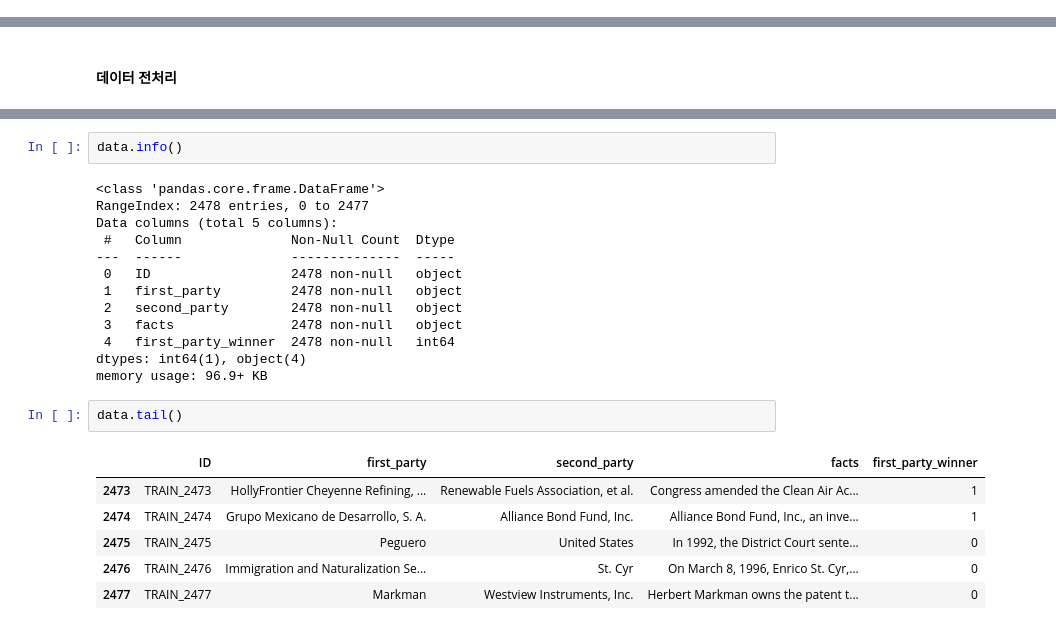
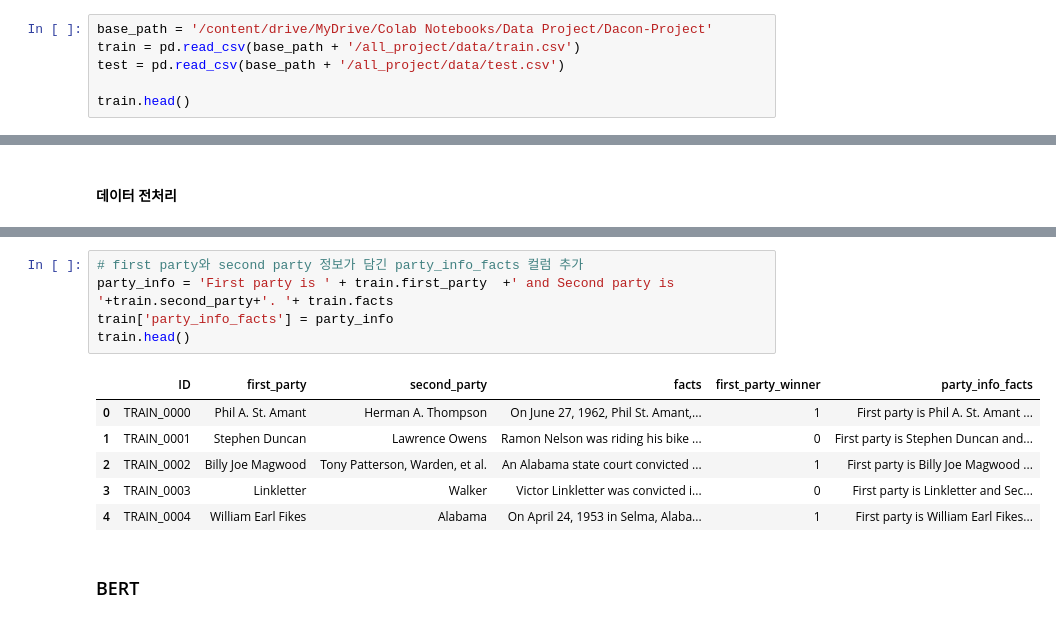
Before and after one commit to Jyundev/Dacon-Project, a Jupyter notebook: yunyoung/judgment_prediction.ipynb, the cells around one changed output, grey strips where cells are left out. Cells and saved outputs as stored; diff of their text form.

```diff
--- a/yunyoung/judgment_prediction.ipynb
+++ b/yunyoung/judgment_prediction.ipynb
@@ -39,0 +37,6 @@ data.head()
+# %%
+base_path = '/content/drive/MyDrive/Colab Notebooks/Data Project/Dacon-Project'
+train = pd.read_csv(base_path + '/all_project/data/train.csv')
+test = pd.read_csv(base_path + '/all_project/data/test.csv')
+
+train.head()
@@ -52,24 +61,14 @@ dtype: int64
-# %%
-data.info()
-# %% [output]
-<class 'pandas.core.frame.DataFrame'>
-RangeIndex: 2478 entries, 0 to 2477
-Data columns (total 5 columns):
- #   Column              Non-Null Count  Dtype
----  ------              --------------  -----
- 0   ID                  2478 non-null   object
- 1   first_party         2478 non-null   object
- 2   second_party        2478 non-null   object
- 3   facts               2478 non-null   object
- 4   first_party_winner  2478 non-null   int64
-dtypes: int64(1), object(4)
-memory usage: 96.9+ KB
-# %%
-data.tail()
-# %% [output]
-|  | ID | first_party | second_party | facts | first_party_winner |
-| 2473 | TRAIN_2473 | HollyFrontier Cheyenne Refining, ... | Renewable Fuels Association, et al. | Congress amended the Clean Air Ac... | 1 |
-| 2474 | TRAIN_2474 | Grupo Mexicano de Desarrollo, S. A. | Alliance Bond Fund, Inc. | Alliance Bond Fund, Inc., an inve... | 1 |
-| 2475 | TRAIN_2475 | Peguero | United States | In 1992, the District Court sente... | 0 |
-| 2476 | TRAIN_2476 | Immigration and Naturalization Se... | St. Cyr | On March 8, 1996, Enrico St. Cyr,... | 0 |
-| 2477 | TRAIN_2477 | Markman | Westview Instruments, Inc. | Herbert Markman owns the patent t... | 0 |
+# %%
+# first party와 second party 정보가 담긴 party_info_facts 컬럼 추가
+party_info = 'First party is ' + train.first_party	+' and Second party is '+train.second_party+'. '+ train.facts
+train['party_info_facts'] = party_info
+train.head()
+# %% [output]
+|  | ID | first_party | second_party | facts | first_party_winner | party_info_facts |
+| 0 | TRAIN_0000 | Phil A. St. Amant | Herman A. Thompson | On June 27, 1962, Phil St. Amant,... | 1 | First party is Phil A. St. Amant ... |
+| 1 | TRAIN_0001 | Stephen Duncan | Lawrence Owens | Ramon Nelson was riding his bike ... | 0 | First party is Stephen Duncan and... |
+| 2 | TRAIN_0002 | Billy Joe Magwood | Tony Patterson, Warden, et al. | An Alabama state court convicted ... | 1 | First party is Billy Joe Magwood ... |
+| 3 | TRAIN_0003 | Linkletter | Walker | Victor Linkletter was convicted i... | 0 | First party is Linkletter and Sec... |
+| 4 | TRAIN_0004 | William Earl Fikes | Alabama | On April 24, 1953 in Selma, Alaba... | 1 | First party is William Earl Fikes... |
+# %% [markdown]
+### BERT
```
Also changed, not shown: parts of 64 cells of this notebook.
